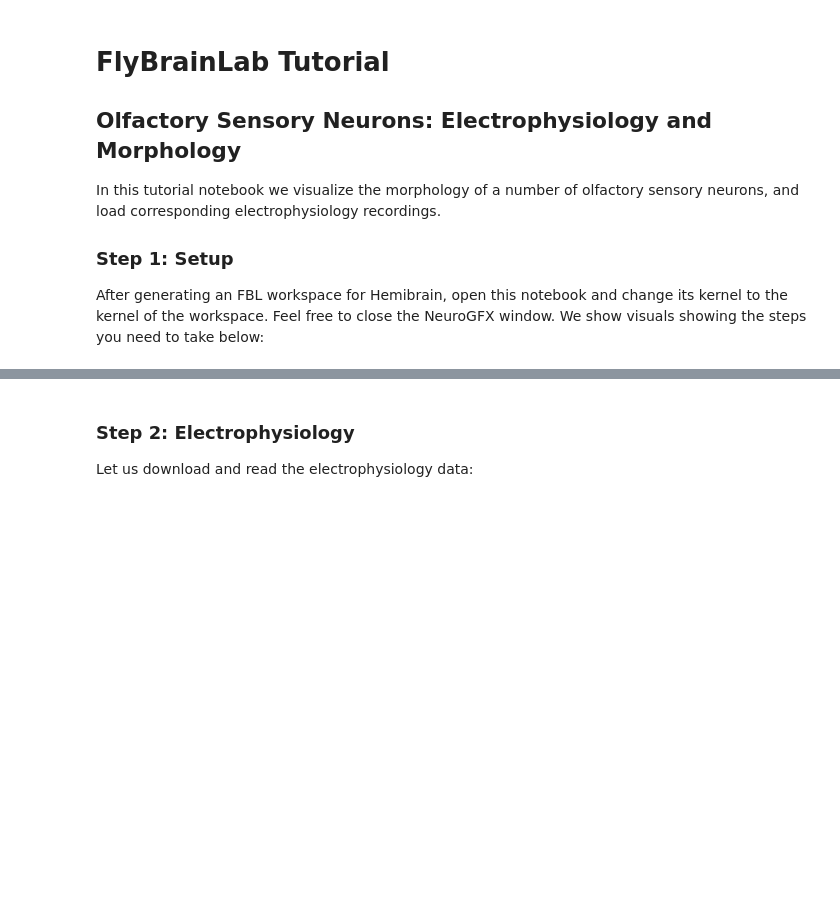
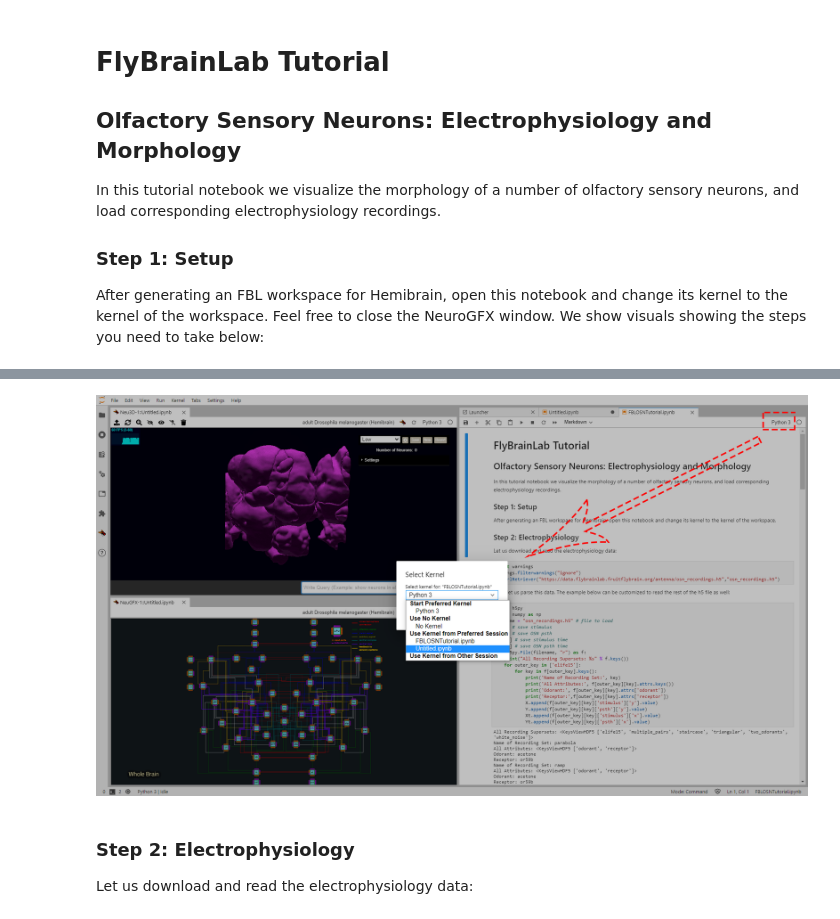
Before and after one commit to FlyBrainLab/Tutorials, a Jupyter notebook: tutorials/osn_ephys_tutorial/OSN_ephys_tutorial.ipynb, the cells around one changed output, grey strips where cells are left out. Drawn from its saved outputs; the diff is of its cells as text; code cells hidden in the pictures; blank space fills up the shorter version.

```diff
--- a/tutorials/osn_ephys_tutorial/OSN_ephys_tutorial.ipynb
+++ b/tutorials/osn_ephys_tutorial/OSN_ephys_tutorial.ipynb
@@ -12,3 +13,7 @@ After generating an FBL workspace for Hemibrain, open this notebook and change i
+# %%
+display(Image(filename='images/osn_2.png'))
+# %% [output]
+[figure, added]
 # %% [markdown]
 ### Step 2: Electrophysiology
 Let us download and read the electrophysiology data:
```
Also changed, not shown: parts of 9 cells of this notebook, 3 other files.
